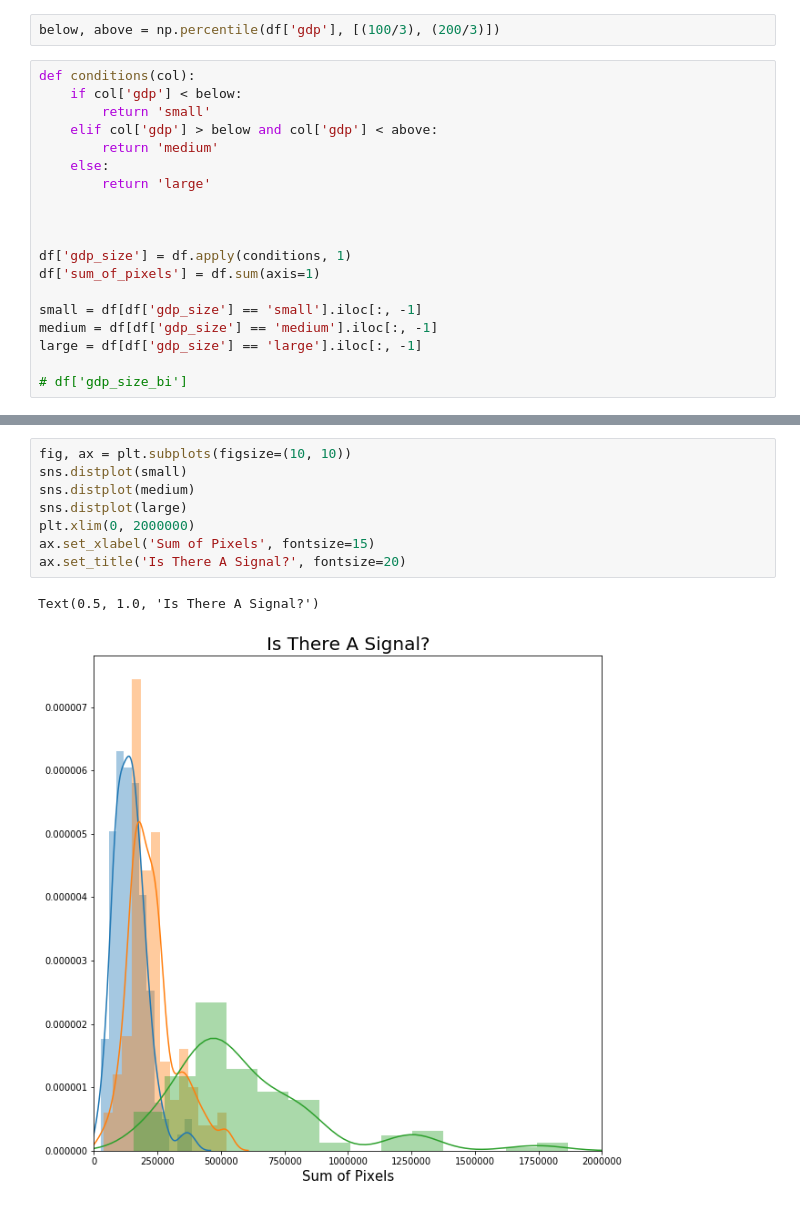
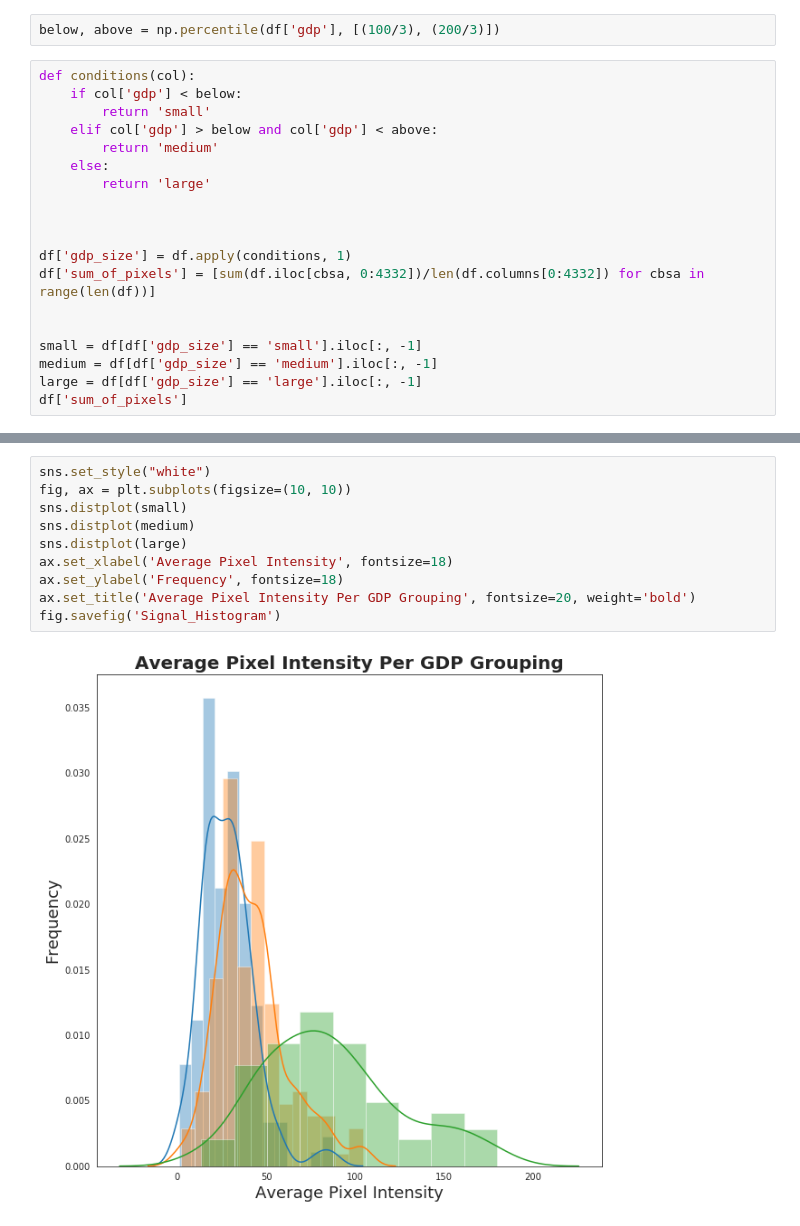
Before and after one commit to jsilber17/GDP-Satellite-Predictions, a Jupyter notebook: code/EDA.ipynb, the cells around one changed output, grey strips where cells are left out. Cells and saved outputs as stored; diff of their text form.

```diff
--- a/code/EDA.ipynb
+++ b/code/EDA.ipynb
@@ -39,10 +41,10 @@ def conditions(col):
 
 
 df['gdp_size'] = df.apply(conditions, 1)
-df['sum_of_pixels'] = df.sum(axis=1)
+df['sum_of_pixels'] = [sum(df.iloc[cbsa, 0:4332])/len(df.columns[0:4332]) for cbsa in range(len(df))]
+
 
 small = df[df['gdp_size'] == 'small'].iloc[:, -1]
 medium = df[df['gdp_size'] == 'medium'].iloc[:, -1]
 large = df[df['gdp_size'] == 'large'].iloc[:, -1]
-
-# df['gdp_size_bi']
+df['sum_of_pixels']
@@ -49,12 +69,13 @@ large = df[df['gdp_size'] == 'large'].iloc[:, -1]
 # %%
+sns.set_style("white")
 fig, ax = plt.subplots(figsize=(10, 10))
 sns.distplot(small)
 sns.distplot(medium)
 sns.distplot(large)
-plt.xlim(0, 2000000)
-ax.set_xlabel('Sum of Pixels', fontsize=15)
-ax.set_title('Is There A Signal?', fontsize=20)
+ax.set_xlabel('Average Pixel Intensity', fontsize=18)
+ax.set_ylabel('Frequency', fontsize=18)
+ax.set_title('Average Pixel Intensity Per GDP Grouping', fontsize=20, weight='bold')
+fig.savefig('Signal_Histogram')
 # %% [output]
-Text(0.5, 1.0, 'Is There A Signal?')
-[figure, old version]
+[figure, new version]
 # %%
```
Also changed, not shown: parts of 10 cells of this notebook, 6 other files.
